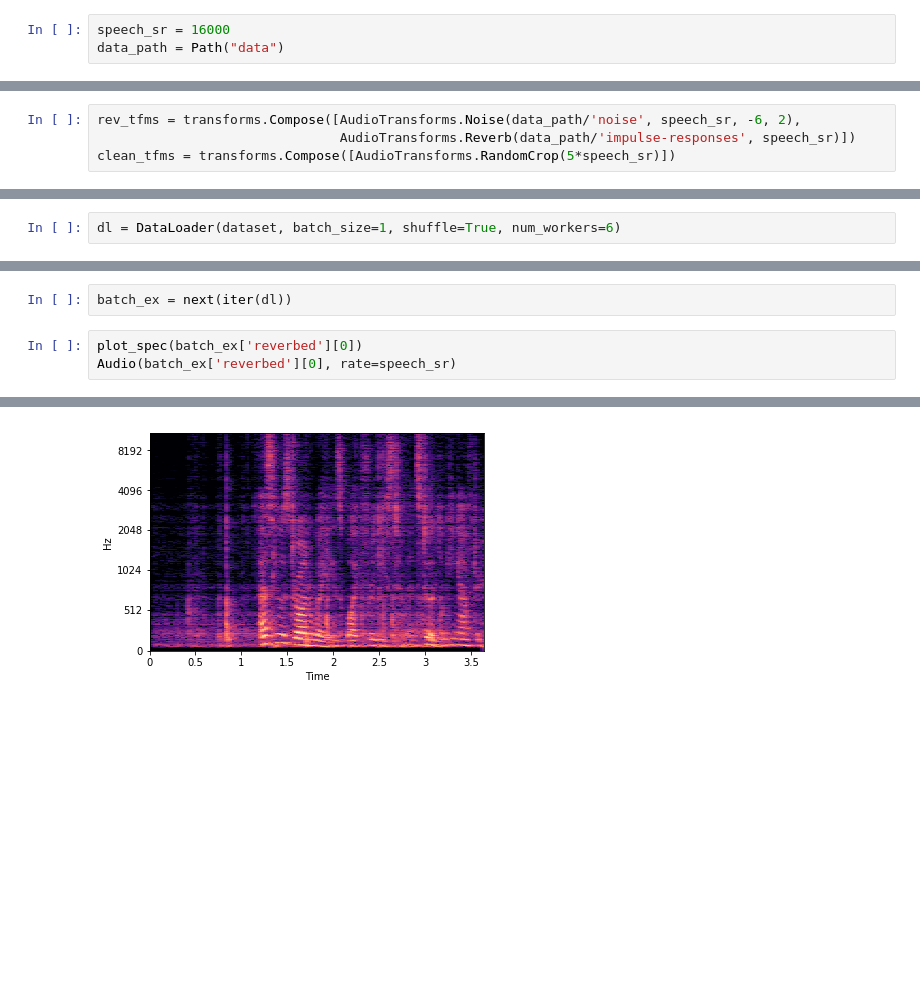
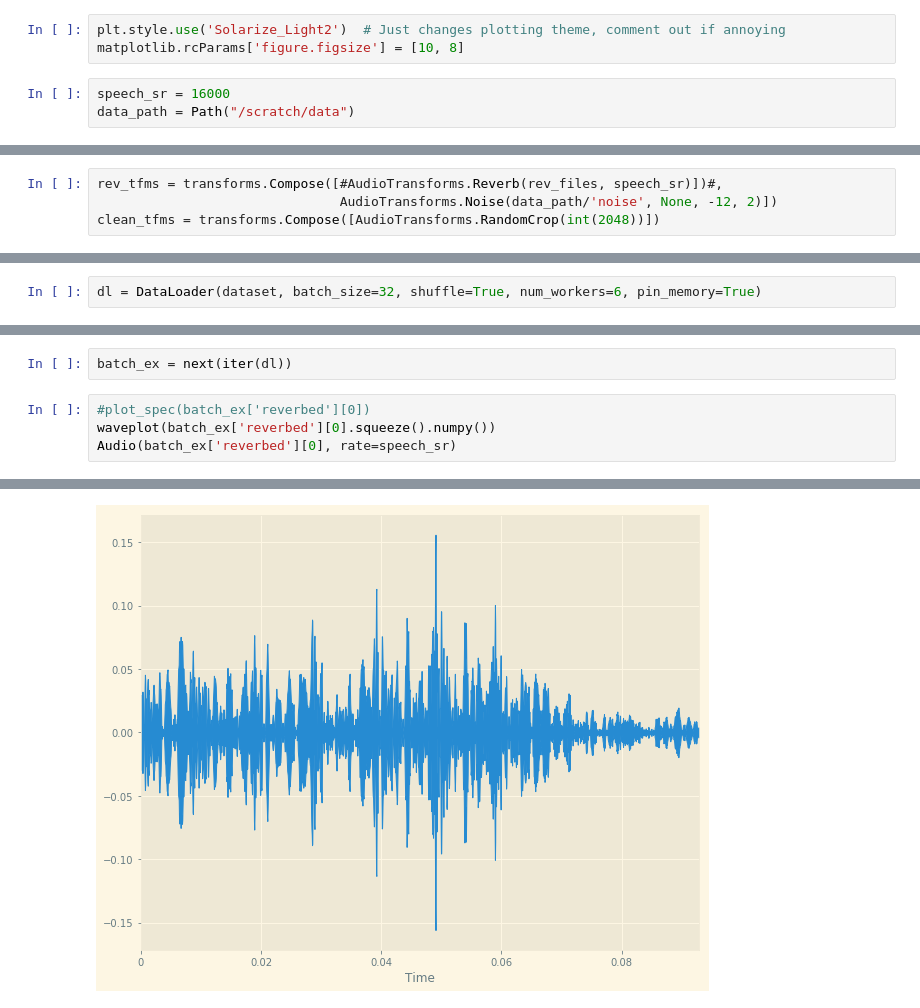
Before and after one commit to ZeroCHENml/DeReverb, a Jupyter notebook: Using_Dataloader.ipynb, the cells around one changed output, grey strips where cells are left out. Cells and saved outputs as stored; diff of their text form; blank space fills up the shorter version.

```diff
--- a/Using_Dataloader.ipynb
+++ b/Using_Dataloader.ipynb
@@ -7,6 +8,9 @@ matplotlib.rcParams['figure.figsize'] = [10, 8]
+# %%
+plt.style.use('Solarize_Light2')  # Just changes plotting theme, comment out if annoying
+matplotlib.rcParams['figure.figsize'] = [10, 8]
 # %%
 speech_sr = 16000
-data_path = Path("data")
+data_path = Path("/scratch/data")
 # %% [markdown]
 ## Create Transforms
 `rev_tfms` is the transforms that will only be applied to the reverberant audio (input)
@@ -16,6 +22,6 @@ Note: if sample rate of files does not match sample rate passed, transforms will
 # %%
-rev_tfms = transforms.Compose([AudioTransforms.Noise(data_path/'noise', speech_sr, -6, 2),
-                               AudioTransforms.Reverb(data_path/'impulse-responses', speech_sr)])
-clean_tfms = transforms.Compose([AudioTransforms.RandomCrop(5*speech_sr)])
+rev_tfms = transforms.Compose([#AudioTransforms.Reverb(rev_files, speech_sr)])#,
+                               AudioTransforms.Noise(data_path/'noise', None, -12, 2)])
+clean_tfms = transforms.Compose([AudioTransforms.RandomCrop(int(2048))])
 # %% [output]
 HBox(children=(IntProgress(value=0, description='Loading Noises...', max=20, style=ProgressStyle(description_w…
@@ -29,15 +32,16 @@ dataset = DeReverbDataset(data_path, rev_tfms=rev_tfms, clean_tfms=clean_tfms)
 # %% [markdown]
 ## Create a Dataloader
 # %%
-dl = DataLoader(dataset, batch_size=1, shuffle=True, num_workers=6)
+dl = DataLoader(dataset, batch_size=32, shuffle=True, num_workers=6, pin_memory=True)
 # %% [markdown]
 ## Check out some data
 # %%
 batch_ex = next(iter(dl))
 # %%
-plot_spec(batch_ex['reverbed'][0])
+#plot_spec(batch_ex['reverbed'][0])
+waveplot(batch_ex['reverbed'][0].squeeze().numpy())
 Audio(batch_ex['reverbed'][0], rate=speech_sr)
 # %% [output]
 [interactive output not drawn]
-[figure, old version]
+[figure, new version]
 # %%
```
Also changed, not shown: parts of 19 cells of this notebook, 4 other files.
